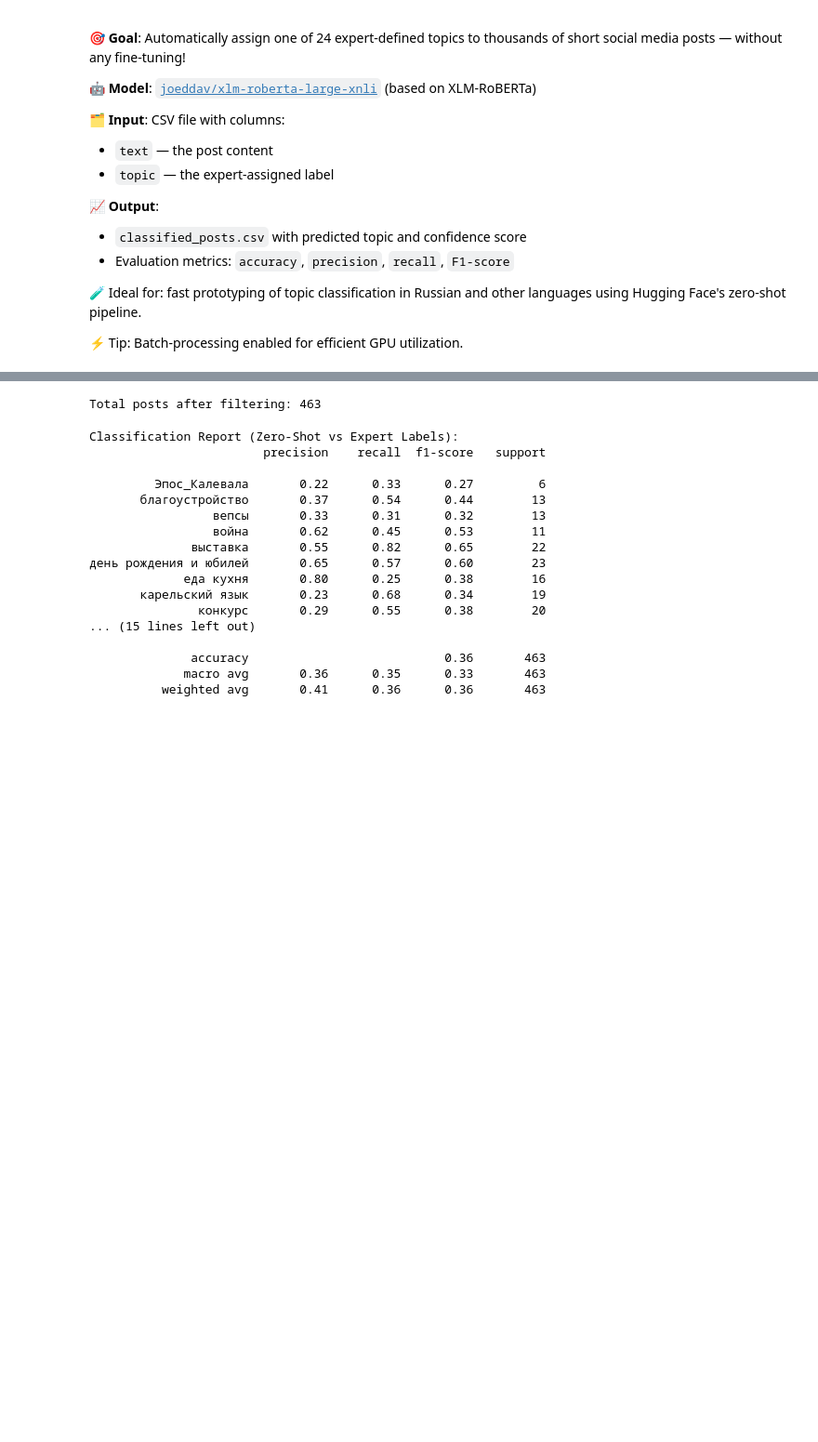
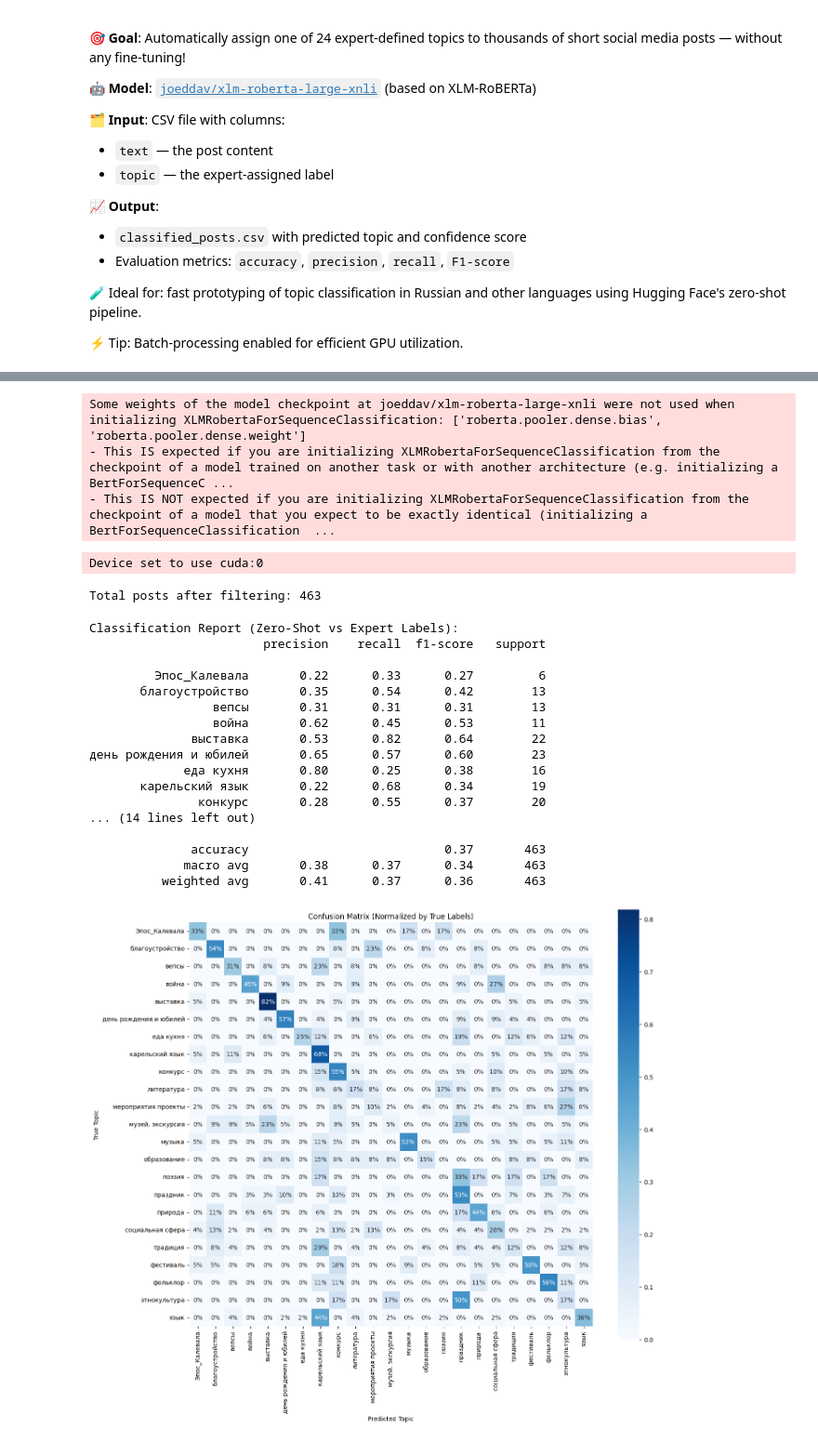
Before and after one commit to componavt/sns4human, a Jupyter notebook: src/vk/topics/zero_shot_topic_classification_ru.ipynb, the cells around one changed output, grey strips where cells are left out. Shown at 93% size. Drawn from its saved outputs; the diff is of its cells as text; code cells hidden in the pictures; blank space fills up the shorter version.

```diff
--- a/src/vk/topics/zero_shot_topic_classification_ru.ipynb
+++ b/src/vk/topics/zero_shot_topic_classification_ru.ipynb
@@ -27,7 +27,12 @@ import pandas as pd
 from tqdm import tqdm
 from io import StringIO
 import requests
-from sklearn.metrics import classification_report
+from io import StringIO
+import requests
+from sklearn.metrics import classification_report, confusion_matrix
+import matplotlib.pyplot as plt
+import seaborn as sns
+import numpy as np
 
 # Load zero-shot classification pipeline with multilingual support
 classifier = pipeline("zero-shot-classification", model="joeddav/xlm-roberta-large-xnli")
@@ -44,13 +49,13 @@ print(f"Total posts after filtering: {len(df)}")
 texts       = df['text'].tolist()
 true_labels = df['topic'].tolist()
 
-# List of 24 topic labels defined by the expert
+# List of 24-1 topic labels defined by the expert
 topic_labels = [
     "Эпос_Калевала", "благоустройство", "вепсы", "война", "выставка",
     "день рождения и юбилей", "еда кухня", "карельский язык", "конкурс",
     "литература", "мероприятия проекты", "музей. экскурсия", "музыка",
     "образование", "поэзия", "праздник", "природа", "социальная сфера",
-    "традиция", "фестиваль", "фольклор", "этнокультура", "язык", "пусто"
+    "традиция", "фестиваль", "фольклор", "этнокультура", "язык" #, "пусто"
 ]
 
 # Store results
@@ -82,4 +87,19 @@ result_df.to_csv("classified_posts.csv", index=False, encoding="utf-8")
 # Evaluate accuracy
 print("\nClassification Report (Zero-Shot vs Expert Labels):")
 print(classification_report(true_labels, predicted_labels, zero_division=0))
+
+# Confusion matrix visualization
+conf_matrix = confusion_matrix(true_labels, predicted_labels, labels=topic_labels)
+conf_matrix_normalized = conf_matrix.astype('float') / conf_matrix.sum(axis=1)[:, np.newaxis]
+
+plt.figure(figsize=(14, 12))
+sns.heatmap(conf_matrix_normalized, xticklabels=topic_labels, yticklabels=topic_labels,
+            annot=True, fmt=".0%", cmap="Blues", cbar=True, square=True)
+plt.title("Confusion Matrix (Normalized by True Labels)")
+plt.xlabel("Predicted Topic")
+plt.ylabel("True Topic")
+plt.xticks(rotation=90)
+plt.yticks(rotation=0)
+plt.tight_layout()
+plt.show()
 # %% [output]
@@ -90,18 +110,23 @@ Device set to use cuda:0
-Total posts after filtering: 463
+Some weights of the model checkpoint at joeddav/xlm-roberta-large-xnli were not used when initializing XLMRobertaForSequenceClassification: ['roberta.pooler.dense.bias', 'roberta.pooler.dense.weight']
+- This IS expected if you are initializing XLMRobertaForSequenceClassification from the checkpoint of a model trained on another task or with another architecture (e.g. initializing a BertForSequenceC ...
+- This IS NOT expected if you are initializing XLMRobertaForSequenceClassification from the checkpoint of a model that you expect to be exactly identical (initializing a BertForSequenceClassification  ...
-Classification Report (Zero-Shot vs Expert Labels):
-                        precision    recall  f1-score   support
-
-         Эпос_Калевала       0.22      0.33      0.27         6
-       благоустройство       0.37      0.54      0.44        13
-                 вепсы       0.33      0.31      0.32        13
-                 война       0.62      0.45      0.53        11
-              выставка       0.55      0.82      0.65        22
-день рождения и юбилей       0.65      0.57      0.60        23
-             еда кухня       0.80      0.25      0.38        16
-       карельский язык       0.23      0.68      0.34        19
-               конкурс       0.29      0.55      0.38        20
-... (15 lines left out)
-
-              accuracy                           0.36       463
-             macro avg       0.36      0.35      0.33       463
-          weighted avg       0.41      0.36      0.36       463
+Device set to use cuda:0
+Total posts after filtering: 463
+Classification Report (Zero-Shot vs Expert Labels):
+                        precision    recall  f1-score   support
+
+         Эпос_Калевала       0.22      0.33      0.27         6
+       благоустройство       0.35      0.54      0.42        13
+                 вепсы       0.31      0.31      0.31        13
+                 война       0.62      0.45      0.53        11
+              выставка       0.53      0.82      0.64        22
+день рождения и юбилей       0.65      0.57      0.60        23
+             еда кухня       0.80      0.25      0.38        16
+       карельский язык       0.22      0.68      0.34        19
+               конкурс       0.28      0.55      0.37        20
+... (14 lines left out)
+
+              accuracy                           0.37       463
+             macro avg       0.38      0.37      0.34       463
+          weighted avg       0.41      0.37      0.36       463
+[figure, added]
```
Also changed, not shown: parts of 1 cell of this notebook.
